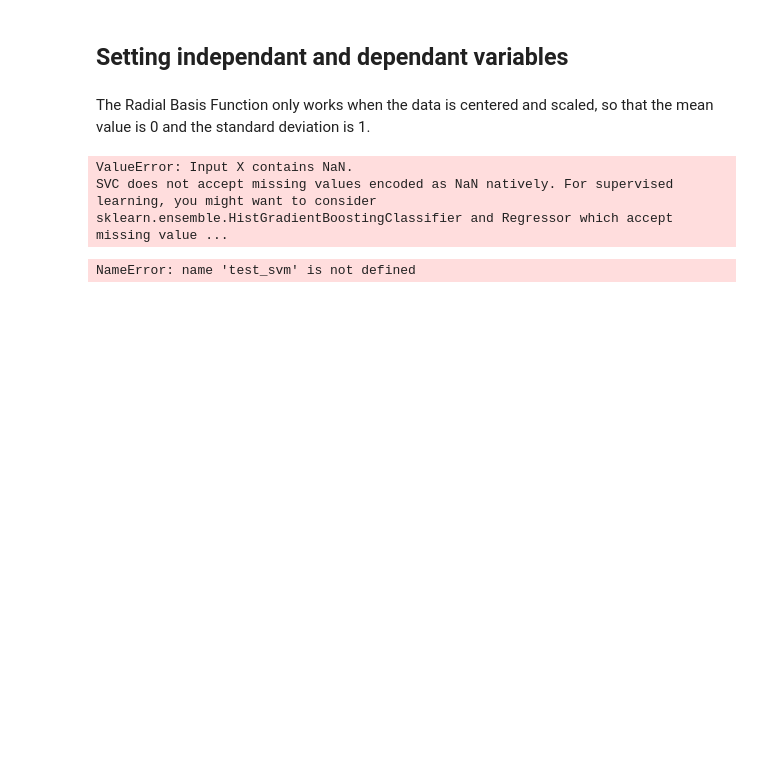
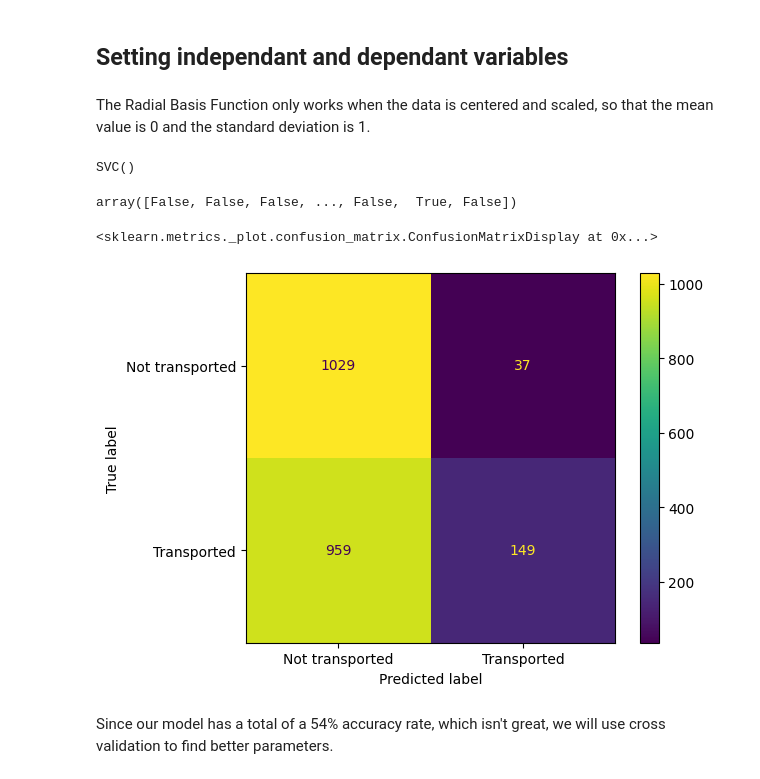
Before and after one commit to Buddhathe18th/machineLearningResources, a Jupyter notebook: Spaceship Titanic/SVMSpaceshipTitanic.ipynb, the cells around one changed output. Saved outputs shown, nothing was run; the diff lists cells and outputs as text; code cells hidden in the pictures; blank space fills up the shorter version.

Commit message:
Confusion matrix, along with missing values filled in

```diff
--- a/Spaceship Titanic/SVMSpaceshipTitanic.ipynb
+++ b/Spaceship Titanic/SVMSpaceshipTitanic.ipynb
@@ -183,0 +142,20 @@ Since SVM works well with only small data sets, we will split our training data
+# %%
+train_data_mode=train_data.mode()
+
+train_data["HomePlanet"].fillna(train_data_mode['HomePlanet'][0], inplace = True)
+train_data["CryoSleep"].fillna(train_data_mode['CryoSleep'][0], inplace = True)
+train_data["Destination"].fillna(train_data_mode['Destination'][0], inplace = True)
+train_data["VIP"].fillna(train_data_mode['VIP'][0], inplace = True)
+train_data["Deck"].fillna(train_data_mode['Deck'][0], inplace = True)
+train_data["DeckNumber"].fillna(train_data_mode['DeckNumber'][0], inplace = True)
+train_data["DeckSide"].fillna(train_data_mode['DeckSide'][0], inplace = True)
+
+test_data_mode=test_data.mode()
+
+test_data["HomePlanet"].fillna(test_data_mode['HomePlanet'][0], inplace = True)
+test_data["CryoSleep"].fillna(test_data_mode['CryoSleep'][0], inplace = True)
+test_data["Destination"].fillna(test_data_mode['Destination'][0], inplace = True)
+test_data["VIP"].fillna(test_data_mode['VIP'][0], inplace = True)
+test_data["Deck"].fillna(test_data_mode['Deck'][0], inplace = True)
+test_data["DeckNumber"].fillna(test_data_mode['DeckNumber'][0], inplace = True)
+test_data["DeckSide"].fillna(test_data_mode['DeckSide'][0], inplace = True)
@@ -183,0 +180,18 @@ Since SVM works well with only small data sets, we will split our training data
+# %%
+train_data_mean=train_data.mean()
+
+train_data["Age"].fillna(train_data_mean['Age'], inplace = True)
+train_data["RoomService"].fillna(train_data_mean['RoomService'], inplace = True)
+train_data["FoodCourt"].fillna(train_data_mean['FoodCourt'], inplace = True)
+train_data["ShoppingMall"].fillna(train_data_mean['ShoppingMall'], inplace = True)
+train_data["Spa"].fillna(train_data_mean['Spa'], inplace = True)
+train_data["VRDeck"].fillna(train_data_mean['VRDeck'], inplace = True)
+
+test_data_mean=test_data.mean()
+
+test_data["Age"].fillna(test_data_mean['Age'], inplace = True)
+test_data["RoomService"].fillna(test_data_mean['RoomService'], inplace = True)
+test_data["FoodCourt"].fillna(test_data_mean['FoodCourt'], inplace = True)
+test_data["ShoppingMall"].fillna(test_data_mean['ShoppingMall'], inplace = True)
+test_data["Spa"].fillna(test_data_mean['Spa'], inplace = True)
+test_data["VRDeck"].fillna(test_data_mean['VRDeck'], inplace = True)
@@ -206,9 +238,19 @@ X_test_scaled=scale(X_test)
 test_svm=SVC()
 test_svm.fit(X_train_scaled,y_train)
 # %% [output]
-ValueError: Input X contains NaN.
-SVC does not accept missing values encoded as NaN natively. For supervised learning, you might want to consider sklearn.ensemble.HistGradientBoostingClassifier and Regressor which accept missing value ...
+SVC()
-# %%
-confusion_matrix(test_svm,X_test_scaled,y_test,values_format="d",display_labels=["Not transported","Transported"])
-# %% [output]
-NameError: name 'test_svm' is not defined
+# %%
+a=test_svm.predict(X_test)
+# %%
+a
+# %% [output]
+array([False, False, False, ..., False,  True, False])
+# %%
+confusionMatrix=confusion_matrix(y_test,a,labels=[False,True])
+disp=ConfusionMatrixDisplay(confusion_matrix=confusionMatrix,display_labels=["Not transported","Transported"])
+disp.plot()
+# %% [output]
+<sklearn.metrics._plot.confusion_matrix.ConfusionMatrixDisplay at 0x...>
+[figure, added]
+# %% [markdown]
+Since our model has a total of a 54% accuracy rate, which isn't great, we will use cross validation to find better parameters.
```
Also changed, not shown: parts of 15 cells of this notebook.
